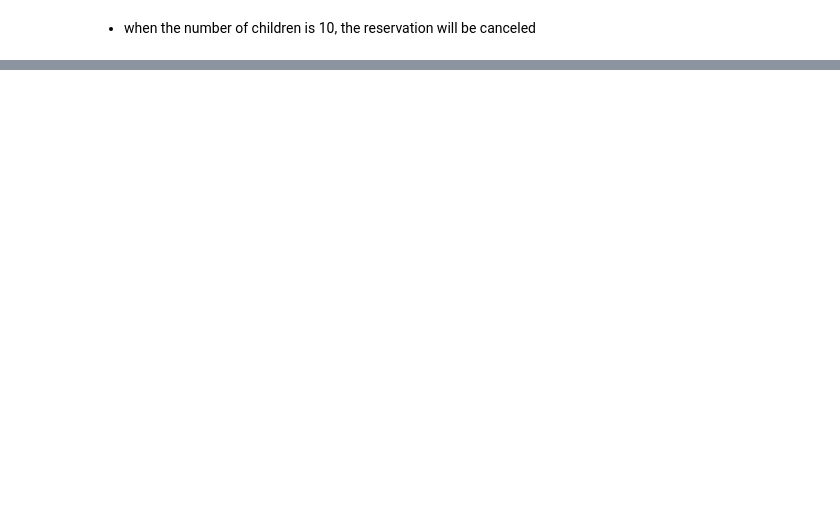
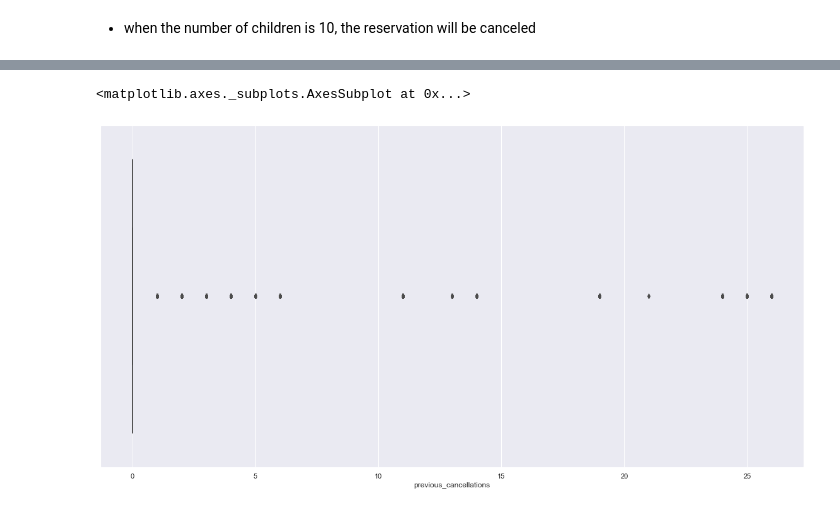
Before and after one commit to tkong1998/hotel-booking-demand, a Jupyter notebook: data_visualization.ipynb, the cells around one changed output, grey strips where cells are left out. Cells and saved outputs as stored; diff of their text form; code cells hidden in the pictures; blank space fills up the shorter version.

```diff
--- a/data_visualization.ipynb
+++ b/data_visualization.ipynb
@@ -322,0 +345,6 @@ sns.barplot(x='meal', y='is_canceled',data=hotel)
+# %%
+plt.figure(figsize = (20,10))
+sns.boxplot(x='previous_cancellations',data=hotel)
+# %% [output]
+<matplotlib.axes._subplots.AxesSubplot at 0x...>
+[figure, added]
```
Also changed, not shown: parts of 36 cells of this notebook, 5 other files.
